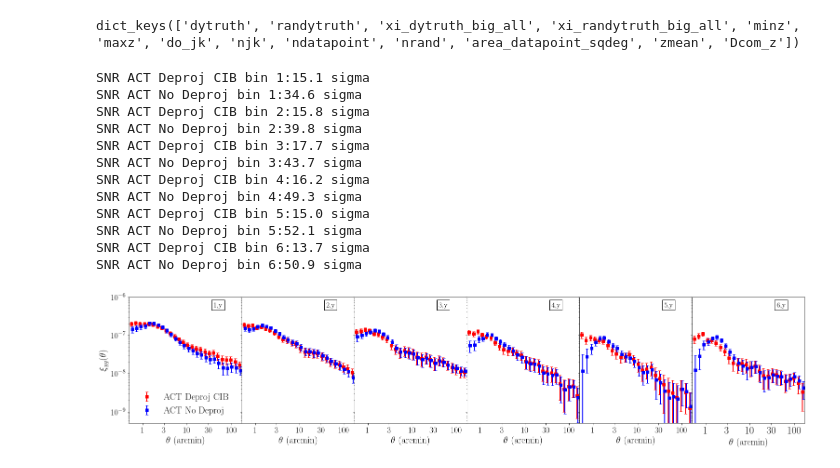
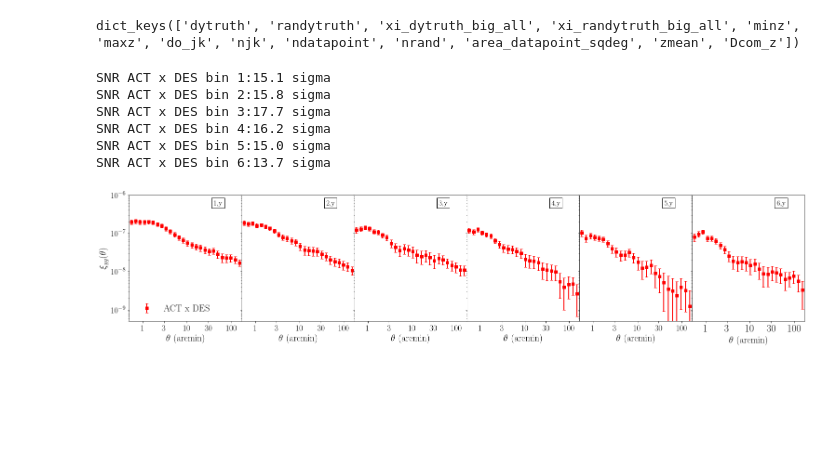
Before and after one commit to shivampcosmo/ACTxDESY3, a Jupyter notebook: src/plotting/galaxyxy.ipynb, the cells around one changed output. Cells and saved outputs as stored; diff of their text form; code cells hidden in the pictures; blank space fills up the shorter version.

```diff
--- a/src/plotting/galaxyxy.ipynb
+++ b/src/plotting/galaxyxy.ipynb
@@ -750,15 +750,16 @@ markers = ['s','s','o','D','d','+']
 texts_gy = [r'1,y',r'2,y',r'3,y',r'4,y',r'5,y',r'6,y']
 save_dir = '/global/project/projectdirs/des/shivamp/cosmosis/ACTxDESY3/src/results/dy/'
 filenames = []
-labels = ['ACT Deproj CIB','ACT No Deproj']
+# labels = ['ACT Deproj CIB','ACT No Deproj']
+labels = ['ACT x DES']
 colors = ['red','blue']
 for j in range(len(zmin_bins)):
 #     filenames.append()
     labels.append(str(zmin_bins[j]) + ' < z < ' + str(zmax_bins[j]))
     filename1 = save_dir + 'dy_act_deprojects_cib_v1.0.0_wbeam_nside4096__cat_maglim_z_' + str(zmin_bins[j]) + '_' + str(zmax_bins[j]) + '_dojk_True_njk_180_desy3_w1.pk'
-    filename2 = save_dir + 'dy_act_deprojects_None_v1.0.0_wbeam_nside4096__cat_maglim_z_' + str(zmin_bins[j]) + '_' + str(zmax_bins[j]) + '_dojk_True_njk_180_desy3_w1.pk'
+#     filename2 = save_dir + 'dy_act_deprojects_None_v1.0.0_wbeam_nside4096__cat_maglim_z_' + str(zmin_bins[j]) + '_' + str(zmax_bins[j]) + '_dojk_True_njk_180_desy3_w1.pk'
 
-    for jf in range(2):
+    for jf in range(1):
         if jf == 0:
             filename = filename1
         else:
@@ -795,43 +796,37 @@ for j in range(len(zmin_bins)):
 
         ax[j].errorbar(factor*np.exp(dytruth.logr)*1.05**(jf), xi_dytruth, yerr=xi_dytruth_sigma, label = labels[jf], linestyle='None', capsize=3, lw = 2,marker=markers[jf], color = colors[jf])
 
     ax[j].text( 0.75, 0.96,texts_gy[j], verticalalignment='top', horizontalalignment='left', transform=ax[j].transAxes, fontsize=15, bbox=dict(facecolor='white', edgecolor='black'))
     ax[j].set_xscale('log')
     ax[j].set_yscale('log')
     ax[j].set_xlabel(r'$\theta$ (arcmin)', size = 20)
     ticks  = np.array([1,3,10,30,100])
     labels_bottom = ticks
     ax[j].set_xticks(ticks)
     ax[j].set_xticklabels(labels_bottom,  fontsize=18)
 
 
     if j == 0:
         ax[j].set_ylabel(r'$\xi_{yg}(\theta)$', size = 20)
         ax[j].set_ylim((5.0e-10,10.0e-7))
         ax[j].set_yscale('log')
 #         ax[j].tick_params(axis='y', labelsize=22)
 
     ax[j].set_xlim((xmin, xmax))
 # ax.set_title(r'ACT v1 x Maglim Y3', size=18 )
 
 ax[0].legend(fontsize = 20, frameon = False, loc = 'lower left')
 
 pl.tick_params(axis='both', which='major', labelsize=22)
 pl.tick_params(axis='both', which='minor', labelsize=22)
 
 
 # fig.savefig('actxdesy3_maglim_redmagic_comp_v1.pdf', format = 'pdf')
 # %% [output]
-SNR ACT Deproj CIB bin 1:15.1 sigma
-SNR ACT No Deproj bin 1:34.6 sigma
-SNR ACT Deproj CIB bin 2:15.8 sigma
-SNR ACT No Deproj bin 2:39.8 sigma
-SNR ACT Deproj CIB bin 3:17.7 sigma
-SNR ACT No Deproj bin 3:43.7 sigma
-SNR ACT Deproj CIB bin 4:16.2 sigma
-SNR ACT No Deproj bin 4:49.3 sigma
-SNR ACT Deproj CIB bin 5:15.0 sigma
-SNR ACT No Deproj bin 5:52.1 sigma
-SNR ACT Deproj CIB bin 6:13.7 sigma
-SNR ACT No Deproj bin 6:50.9 sigma
+SNR ACT x DES bin 1:15.1 sigma
+SNR ACT x DES bin 2:15.8 sigma
+SNR ACT x DES bin 3:17.7 sigma
+SNR ACT x DES bin 4:16.2 sigma
+SNR ACT x DES bin 5:15.0 sigma
+SNR ACT x DES bin 6:13.7 sigma
-[figure, old version]
+[figure, new version]
```
Also changed, not shown: parts of 9 cells of this notebook, 27 other files.
